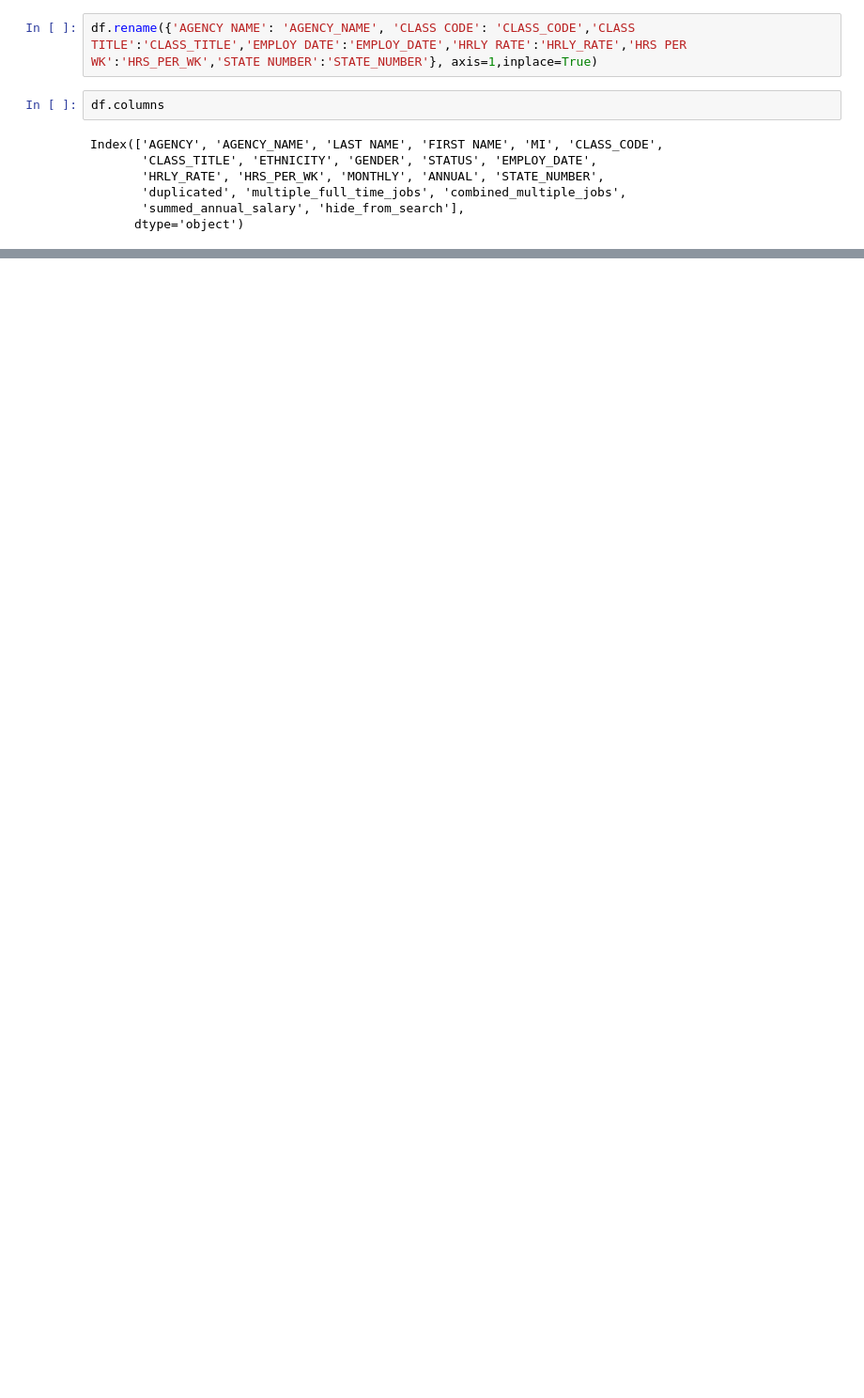
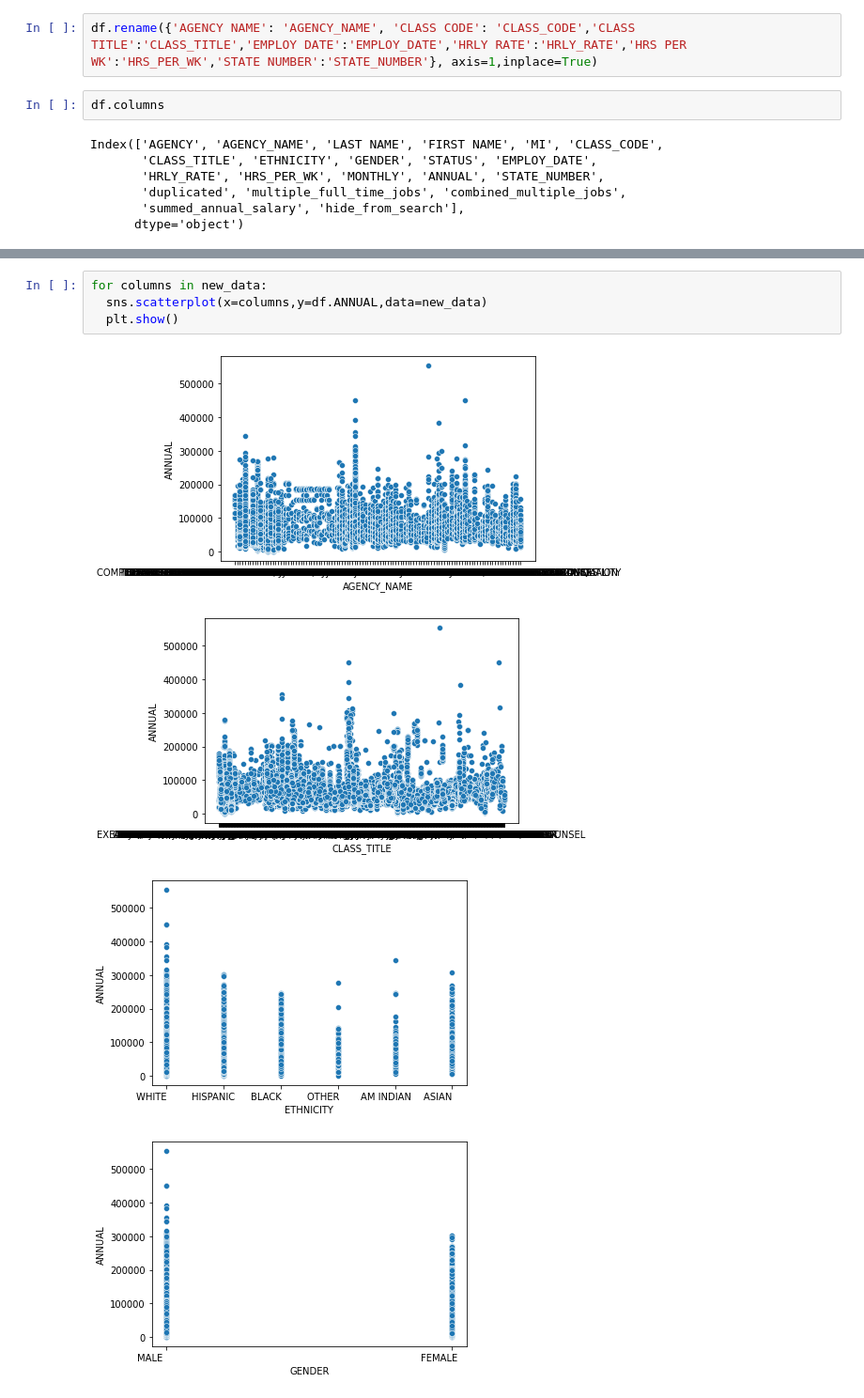
Before and after one commit to SHASHANKV9611/TexasSalaryPrediction, a Jupyter notebook: Texas_govt_employee_salary_prediction_.ipynb, the cells around one changed output, grey strips where cells are left out. Shown at 94% size. Drawn from its saved outputs; the diff is of its cells as text; blank space fills up the shorter version.

```diff
--- a/Texas_govt_employee_salary_prediction_.ipynb
+++ b/Texas_govt_employee_salary_prediction_.ipynb
@@ -186,0 +223,9 @@ df.head(
+# %%
+for columns in new_data:
+  sns.scatterplot(x=columns,y=df.ANNUAL,data=new_data)
+  plt.show()
+# %% [output]
+[figure, added]
+[figure, added]
+[figure, added]
+[figure, added]
```
Also changed, not shown: parts of 21 cells of this notebook.
